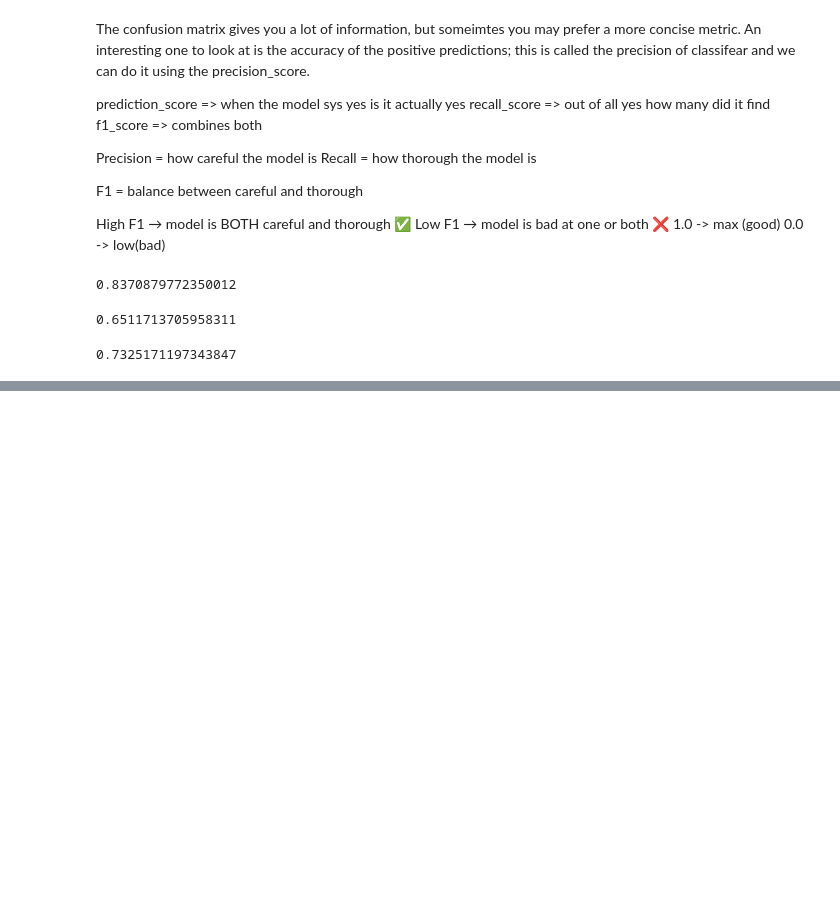
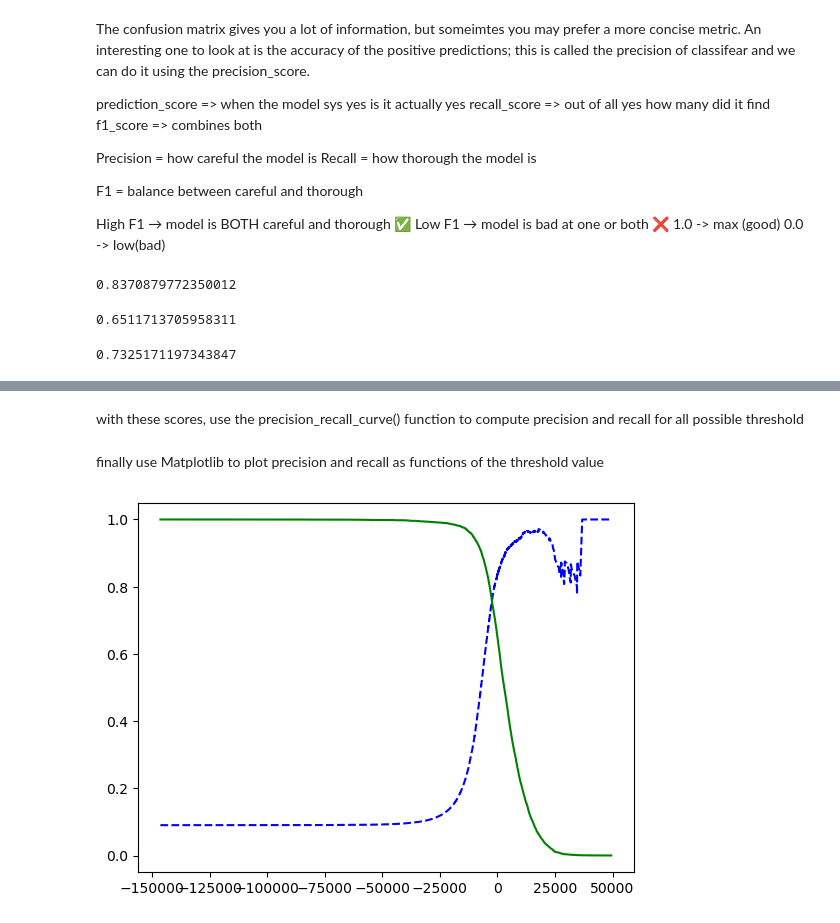
Before and after one commit to RojanShrestha77/MachineLearnings_, a Jupyter notebook: classification.ipynb, the cells around one changed output, grey strips where cells are left out. Cells and saved outputs as stored; diff of their text form; code cells hidden in the pictures; blank space fills up the shorter version.

Commit message:
precision/recall tradeoff

```diff
--- a/classification.ipynb
+++ b/classification.ipynb
@@ -278,0 +291,18 @@ y_scores = cross_val_predict(sgd_clf, X_train, y_train_5, cv=3, method="decision
+# %% [markdown]
+with these scores, use the precision_recall_curve() function to compute precision and recall for all possible threshold
+# %%
+from sklearn.metrics import precision_recall_curve
+
+precisions, recalls, thresholds = precision_recall_curve(y_train_5, y_scores)
+# %% [markdown]
+finally use Matplotlib to plot precision and recall as functions of the threshold value
+# %%
+def plot_precision_recall_vs_threshold(precision, recalls, thresholds):
+    plt.plot(thresholds, precision[:-1], "b--", label="Precision") #[:-1] means remove the last vlaue
+    plt.plot(thresholds, recalls[:-1], "g-", label="Recall")
+    [...]
+# %%
+plot_precision_recall_vs_threshold(precisions, recalls, thresholds)
+plt.show()
+# %% [output]
+[figure, added]
```
Also changed, not shown: parts of 11 cells of this notebook.
